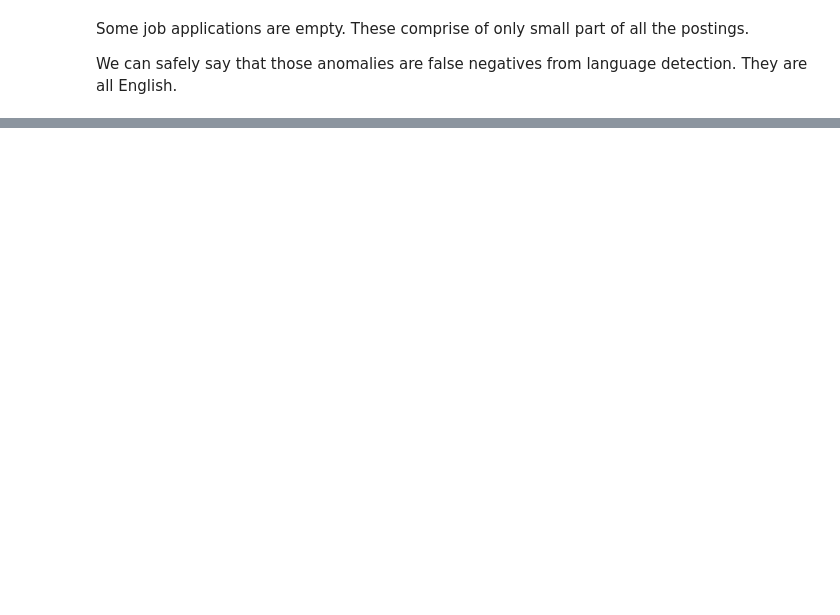
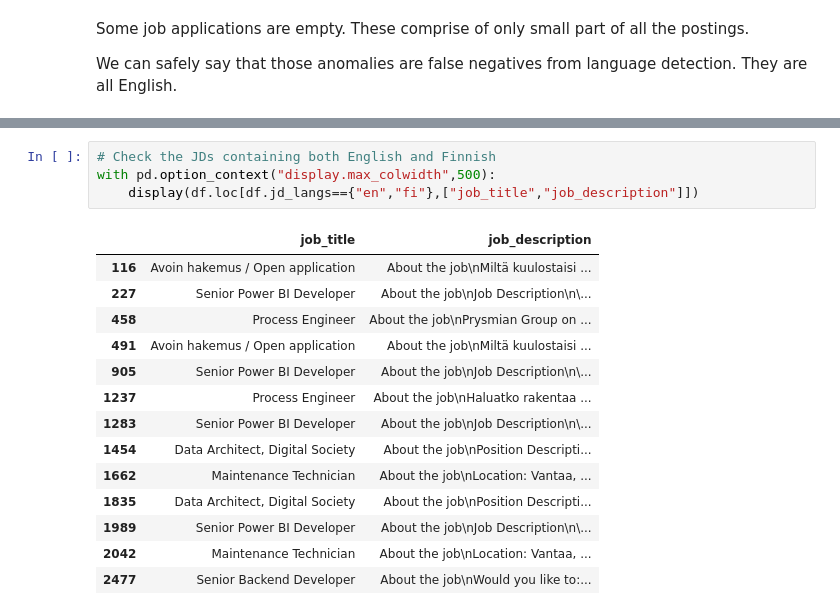
Before and after one commit to karoteeni110/ds-employment-landscape, a Jupyter notebook: notebooks/02-EDA.ipynb, the cells around one changed output, grey strips where cells are left out. Drawn from its saved outputs; the diff is of its cells as text; blank space fills up the shorter version.

```diff
--- a/notebooks/02-EDA.ipynb
+++ b/notebooks/02-EDA.ipynb
@@ -547 +543,20 @@ jd_lang
 Name: count, dtype: int64
+# %%
+# Check the JDs containing both English and Finnish
+with pd.option_context("display.max_colwidth",500):
+    display(df.loc[df.jd_langs=={"en","fi"},["job_title","job_description"]])
+# %% [output]
+|  | job_title | job_description |
+| 116 | Avoin hakemus / Open application | About the job\nMiltä kuulostaisi ... |
+| 227 | Senior Power BI Developer | About the job\nJob Description\n\... |
+| 458 | Process Engineer | About the job\nPrysmian Group on ... |
+| 491 | Avoin hakemus / Open application | About the job\nMiltä kuulostaisi ... |
+| 905 | Senior Power BI Developer | About the job\nJob Description\n\... |
+| 1237 | Process Engineer | About the job\nHaluatko rakentaa ... |
+| 1283 | Senior Power BI Developer | About the job\nJob Description\n\... |
+| 1454 | Data Architect, Digital Society | About the job\nPosition Descripti... |
+| 1662 | Maintenance Technician | About the job\nLocation: Vantaa, ... |
+| 1835 | Data Architect, Digital Society | About the job\nPosition Descripti... |
+| 1989 | Senior Power BI Developer | About the job\nJob Description\n\... |
+| 2042 | Maintenance Technician | About the job\nLocation: Vantaa, ... |
+| 2477 | Senior Backend Developer | About the job\nWould you like to:... |
```
Also changed, not shown: parts of 24 cells of this notebook.
